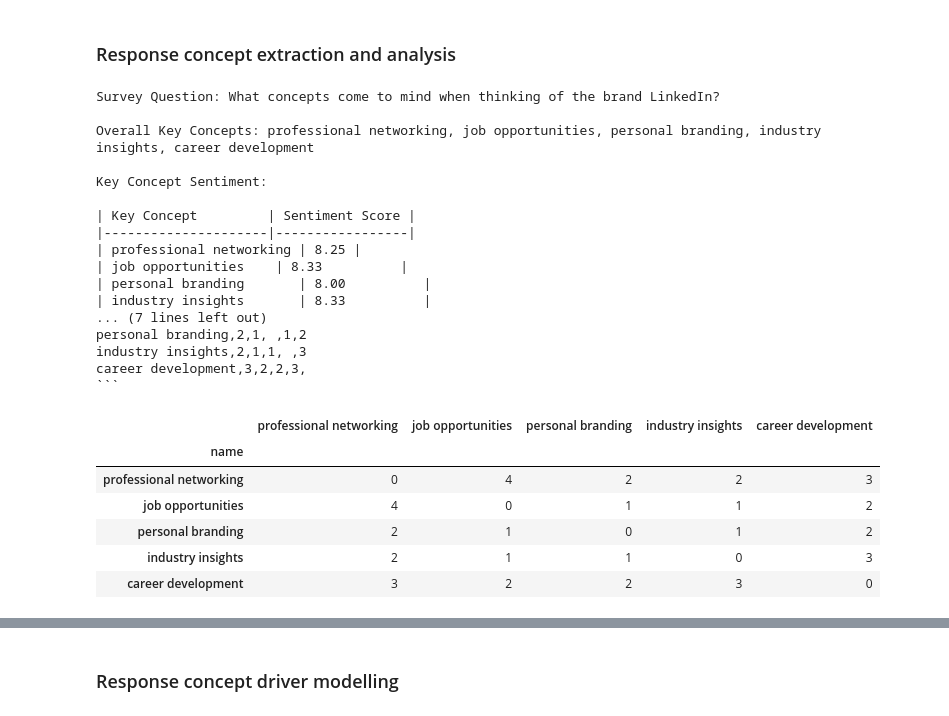
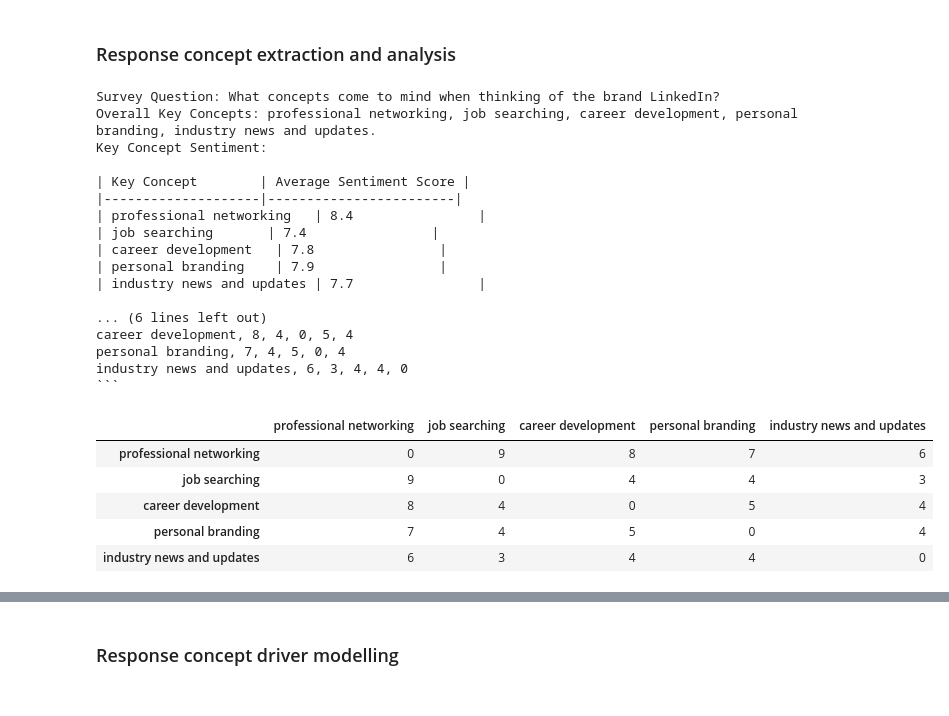
Before and after one commit to cviddenKwantum/KwantumDev, a Jupyter notebook: LI_survey_gen_demo.ipynb, the cells around one changed output, grey strips where cells are left out. Drawn from its saved outputs; the diff is of its cells as text; code cells hidden in the pictures.

````diff
--- a/LI_survey_gen_demo.ipynb
+++ b/LI_survey_gen_demo.ipynb
@@ -71,3 +100,0 @@ all_responses = separator.join(responses)
-# %%
-with open('all_responses.pickle', 'wb') as f:
-    pickle.dump(all_responses, f)
@@ -76,8 +163,4 @@ with open('all_responses.pickle', 'wb') as f:
 # %%
-with open('all_responses.pickle', 'rb') as f:
-    all_responses = pickle.load(f)
-
-output = all_responses.replace("```", "\n\n")
-
+output = dfResponse['Response'][0] + '\n\n\n' + dfResponse['Response'][1] + '\n\n\n' + dfResponse['Response'][2] + '\n\n\n' + dfResponse['Response'][3]
 HTML("<div style='width: 500px; white-space: pre-wrap;'>{}</div>".format(output))
 # %% [output]
@@ -146,9 +320,11 @@ Explanation: To measure the cosine similarity between the consumer survey respon
 # %% [markdown]
 ### Response concept extraction and analysis
 # %%
+all_responses = ' ``` '.join(dfResponse['Response'][dfResponse.Cluster == 1])
+
 pdformat = "CSV format such as col1,col2,col3\n1,2,3\n4,5,6\n7,8,9"
 
-prompt = f"""Your task is to extract the top key concepts of consumer survey responses delimited by <>.  \
+prompt = f"""Your task is to extract the top key concepts of consumer survey responses.  \
 Each survey response is delimited by ```.
 
 Use the following format:
@@ -157,7 +333,7 @@ Use the following format:
     Key Concept Sentiment: Table with average sentiment scores of range 1-10 \
 for each key concept as was mentioned in the corresponding survey response.
     Comention Table of Key Concepts: Table with row and column names as top key concepts, \
-and the cell values as comention count of the two concepts. Ouput the table in the format: <{pdformat}>
+and the cell values as comention count of the two concepts. Ouput the table in the CSV format: <{pdformat}>
 
 Survey Responses: <{all_responses}>
 """
@@ -166,41 +342,41 @@ result = get_completion(prompt)
 print(result)
 # %% [output]
 Survey Question: What concepts come to mind when thinking of the brand LinkedIn?
-
-Overall Key Concepts: professional networking, job opportunities, personal branding, industry insights, career development
-
+Overall Key Concepts: professional networking, job searching, career development, personal branding, industry news and updates.
 Key Concept Sentiment:
 
-| Key Concept         | Sentiment Score |
-|---------------------|-----------------|
-| professional networking | 8.25 |
-| job opportunities    | 8.33          |
-| personal branding       | 8.00          |
-| industry insights       | 8.33          |
-... (7 lines left out)
-personal branding,2,1, ,1,2
-industry insights,2,1,1, ,3
-career development,3,2,2,3,
+| Key Concept        | Average Sentiment Score |
+|--------------------|------------------------|
+| professional networking   | 8.4                |
+| job searching       | 7.4                |
+| career development   | 7.8                |
+| personal branding    | 7.9                |
+| industry news and updates | 7.7                |
+
+... (6 lines left out)
+career development, 8, 4, 0, 5, 4
+personal branding, 7, 4, 5, 0, 4
+industry news and updates, 6, 3, 4, 4, 0
 ```
 # %%
-csv_string = f"""name,professional networking,job opportunities,personal branding,industry insights,career development
-professional networking, 0,4,2,2,3
-job opportunities,4, 0,1,1,2
-personal branding,2,1, 0,1,2
-industry insights,2,1,1, 0,3
-career development,3,2,2,3,0"""
+csv_string = f"""name,professional networking, job searching, career development, personal branding, industry news and updates
+professional networking, 0, 9, 8, 7, 6
+job searching, 9, 0, 4, 4, 3
+career development, 8, 4, 0, 5, 4
+personal branding, 7, 4, 5, 0, 4
+industry news and updates, 6, 3, 4, 4, 0"""
 
 df = pd.read_csv(StringIO(csv_string))
 df.set_index('name', inplace=True)
+df.set_index(df.columns, inplace=True)
 display(df)
 # %% [output]
-|  | professional networking | job opportunities | personal branding | industry insights | career development |
-| name |  |  |  |  |  |
-| professional networking | 0 | 4 | 2 | 2 | 3 |
-| job opportunities | 4 | 0 | 1 | 1 | 2 |
-| personal branding | 2 | 1 | 0 | 1 | 2 |
-| industry insights | 2 | 1 | 1 | 0 | 3 |
-| career development | 3 | 2 | 2 | 3 | 0 |
+|  | professional networking | job searching | career development | personal branding | industry news and updates |
+| professional networking | 0 | 9 | 8 | 7 | 6 |
+| job searching | 9 | 0 | 4 | 4 | 3 |
+| career development | 8 | 4 | 0 | 5 | 4 |
+| personal branding | 7 | 4 | 5 | 0 | 4 |
+| industry news and updates | 6 | 3 | 4 | 4 | 0 |
 # %%
 prompt = f"""Your task is to give me python code which generates a network diagram /
 using a dataframe which is a comention matrix.
````
Also changed, not shown: parts of 29 cells of this notebook.
